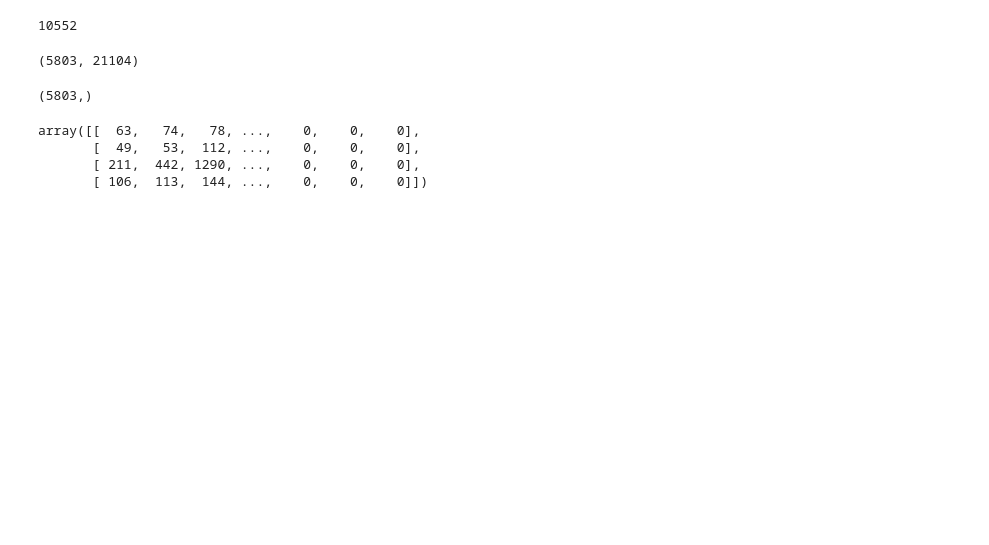
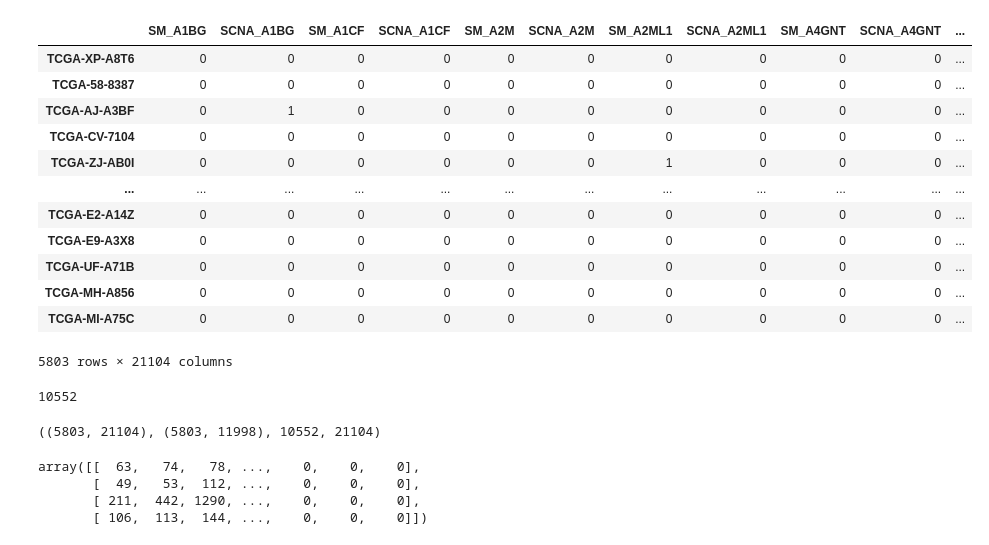
Before and after one commit to Koushul/CITRUS, a Jupyter notebook: scratchpad.ipynb, the cells around one changed output. Saved outputs shown, nothing was run; the diff lists cells and outputs as text; code cells hidden in the pictures; blank space fills up the shorter version.

```diff
--- a/scratchpad.ipynb
+++ b/scratchpad.ipynb
@@ -32,6 +32,22 @@ data = Data(
     fcancerType_SGA = 'data/CITRUS_canType_SGAseparated.csv',
     fSGA_SGA = 'data/CITRUS_SGA_SGAseparated.csv',
 )
+# %%
+data.sga_sga
+# %% [output]
+|  | SM_A1BG | SCNA_A1BG | SM_A1CF | SCNA_A1CF | SM_A2M | SCNA_A2M | SM_A2ML1 | SCNA_A2ML1 | SM_A4GNT | SCNA_A4GNT | ... |
+| TCGA-XP-A8T6 | 0 | 0 | 0 | 0 | 0 | 0 | 0 | 0 | 0 | 0 | ... |
+| TCGA-58-8387 | 0 | 0 | 0 | 0 | 0 | 0 | 0 | 0 | 0 | 0 | ... |
+| TCGA-AJ-A3BF | 0 | 1 | 0 | 0 | 0 | 0 | 0 | 0 | 0 | 0 | ... |
+| TCGA-CV-7104 | 0 | 0 | 0 | 0 | 0 | 0 | 0 | 0 | 0 | 0 | ... |
+| TCGA-ZJ-AB0I | 0 | 0 | 0 | 0 | 0 | 0 | 1 | 0 | 0 | 0 | ... |
+| ... | ... | ... | ... | ... | ... | ... | ... | ... | ... | ... | ... |
+| TCGA-E2-A14Z | 0 | 0 | 0 | 0 | 0 | 0 | 0 | 0 | 0 | 0 | ... |
+| TCGA-E9-A3X8 | 0 | 0 | 0 | 0 | 0 | 0 | 0 | 0 | 0 | 0 | ... |
+| TCGA-UF-A71B | 0 | 0 | 0 | 0 | 0 | 0 | 0 | 0 | 0 | 0 | ... |
+| TCGA-MH-A856 | 0 | 0 | 0 | 0 | 0 | 0 | 0 | 0 | 0 | 0 | ... |
+| TCGA-MI-A75C | 0 | 0 | 0 | 0 | 0 | 0 | 0 | 0 | 0 | 0 | ... |
+5803 rows × 21104 columns
 # %%
 np.unique([i.split('_')[1] for i in data.sga_sga.columns]).__len__()
 # %% [output]
@@ -42,14 +58,10 @@ df = pd.DataFrame(columns=_dual_alterations)
 df = data.sga_sga.reindex(columns=set(_dual_alterations).union(set(data.sga_sga.columns))).fillna(0)
 df = df.astype(int)
 df = df[_dual_alterations]
-# %%
-df.shape
-# %% [output]
-(5803, 21104)
-# %%
-data.sga_sga.get('SM_A1BG', np.zeros(data.sga_sga.shape[0]).astype(int)).shape
-# %% [output]
-(5803,)
+# %%
+df.shape, data.sga_sga.shape, data.sga_genes.__len__(), data.sga_genes.__len__()*2
+# %% [output]
+((5803, 21104), (5803, 11998), 10552, 21104)
 # %%
 def pad_list(stag_arr):
     pad = len(max(stag_arr, key=len))
```
Also changed, not shown: parts of 4 cells of this notebook, 2 other files.
